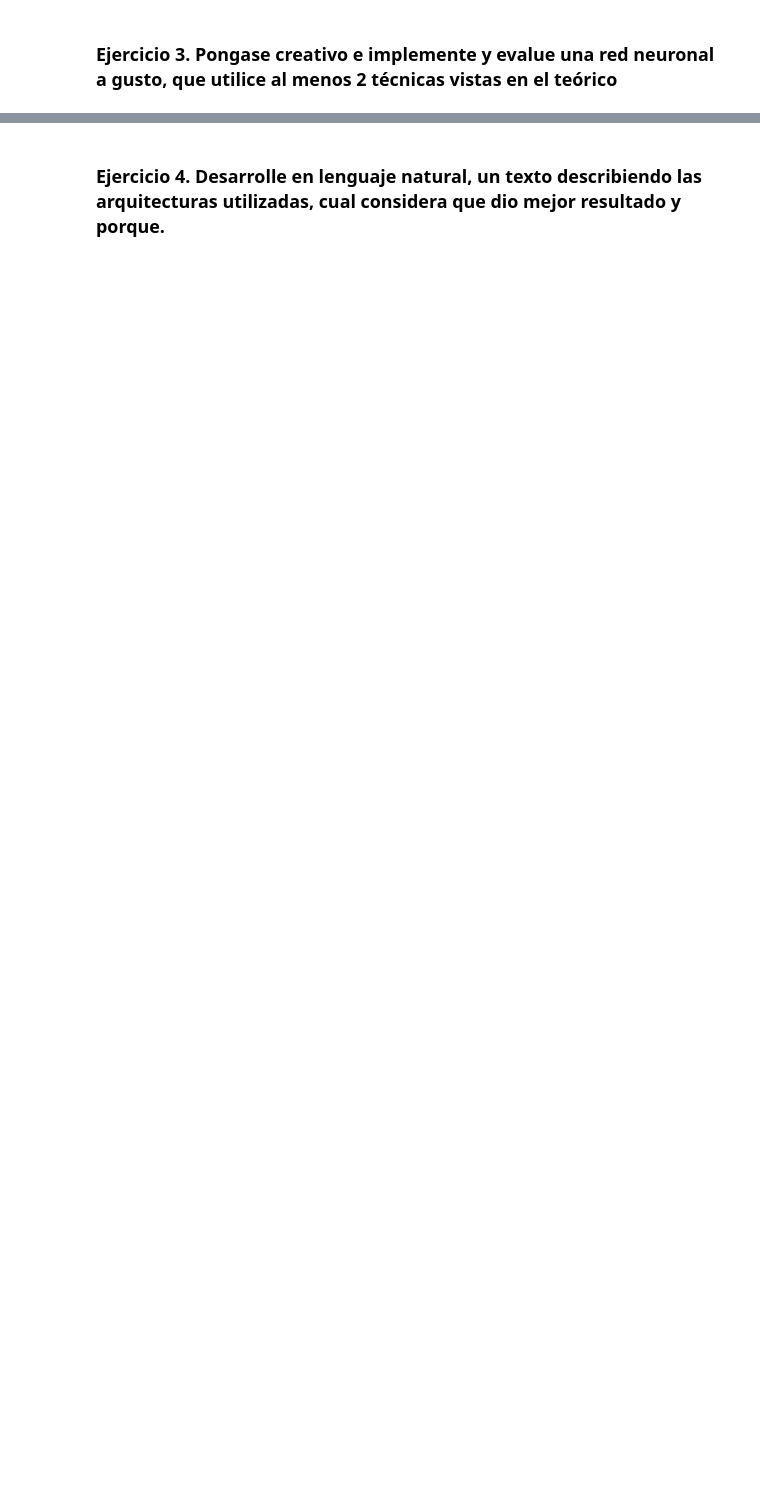
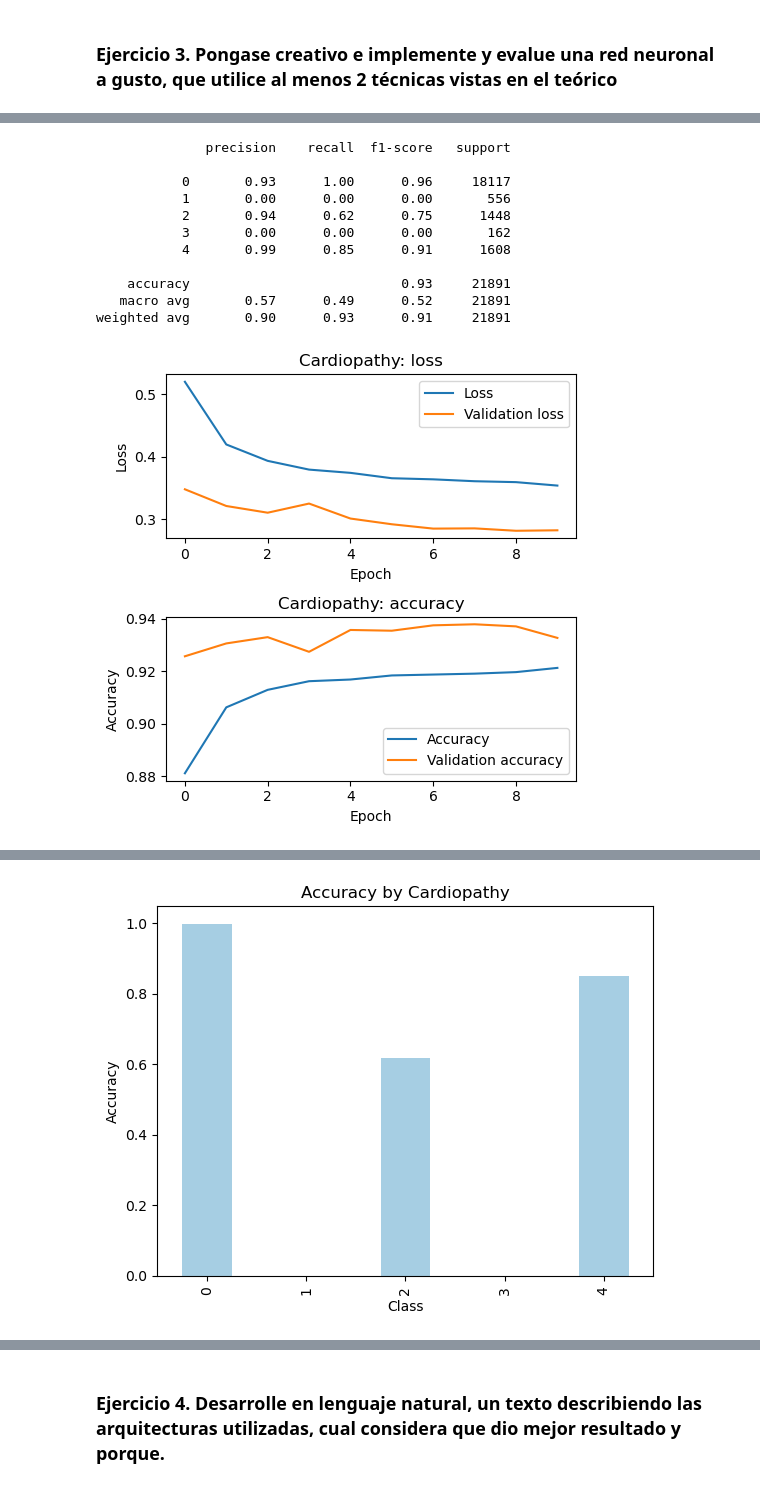
Before and after one commit to MarianoChic09/MSc-ORT-Deep-Learning, a Jupyter notebook: Clase 4/mit_bih_classification_tarea_regularizacion29.ipynb, the cells around one changed output, grey strips where cells are left out. Cells and saved outputs as stored; diff of their text form; code cells hidden in the pictures; blank space fills up the shorter version.

```diff
--- a/Clase 4/mit_bih_classification_tarea_regularizacion29.ipynb
+++ b/Clase 4/mit_bih_classification_tarea_regularizacion29.ipynb
@@ -408,0 +449,32 @@ Epoch 10/10
+# %%
+from tensorflow.keras.layers import Dropout, Dense
+from tensorflow.keras.regularizers import l2
+
+reg_strength = 0.0001
+
+model4 = Sequential()
+model4.add(Dense(64, input_shape=(input_dim,), activation='relu', kernel_regularizer=l2(reg_strength)))
+model4.add(Dropout(0.5))
+model4.add(Dense(128, activation='relu', kernel_regularizer=l2(reg_strength)))
+model4.add(Dropout(0.5))
+model4.add(Dense(256, activation='relu', kernel_regularizer=l2(reg_strength)))
+model4.add(Dropout(0.5))
+model4.add(Dense(512, activation='relu', kernel_regularizer=l2(reg_strength)))
+model4.add(Dropout(0.5))
+model4.add(Dense(1024, activation='relu', kernel_regularizer=l2(reg_strength)))
+model4.add(Dropout(0.5))
+model4.add(Dense(nclasses, activation='softmax'))
+
+learn_rate = .001
+opt = Adam(learning_rate= learn_rate)
+
+callback_early_stopping = tf.keras.callbacks.EarlyStopping(monitor='loss', patience=3)
+
+model4.compile(optimizer= opt, loss='categorical_crossentropy', metrics=['accuracy'])
+
+training_history = model4.fit(X_train,Y_train,
+                              validation_data=(X_val,Y_val),
+                              batch_size=batch_size,
+                              epochs=epochs,
+                              callbacks=[callback_early_stopping, TensorBoard(TBLOGDIRS['mitbih'], histogram_freq=1)],
+                              verbose=VERBOSE)
@@ -408,0 +502,9 @@ Epoch 10/10
+# %%
+y_pseudo_probabilities = model4.predict(X_test)
+y_pred = np.argmax(y_pseudo_probabilities, axis = 1)
+y_test = np.argmax(Y_test, axis = 1)
+from sklearn.metrics import classification_report
+print(classification_report(y_test, y_pred))
+from utils import eval_model
+eval_model(training_history, model4, X_test, Y_test, 'Cardiopathy')
+# %% [output]
@@ -408,0 +512,12 @@ Epoch 10/10
+              precision    recall  f1-score   support
+
+           0       0.93      1.00      0.96     18117
+           1       0.00      0.00      0.00       556
+           2       0.94      0.62      0.75      1448
+           3       0.00      0.00      0.00       162
+           4       0.99      0.85      0.91      1608
+
+    accuracy                           0.93     21891
+   macro avg       0.57      0.49      0.52     21891
+weighted avg       0.90      0.93      0.91     21891
+[figure, added]
@@ -408,0 +525 @@ Epoch 10/10
+[figure, added]
```
Also changed, not shown: parts of 22 cells of this notebook.
